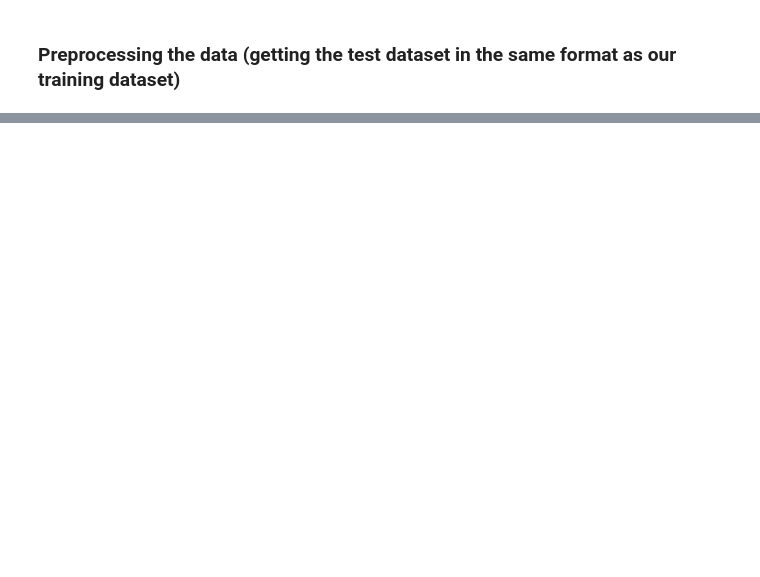
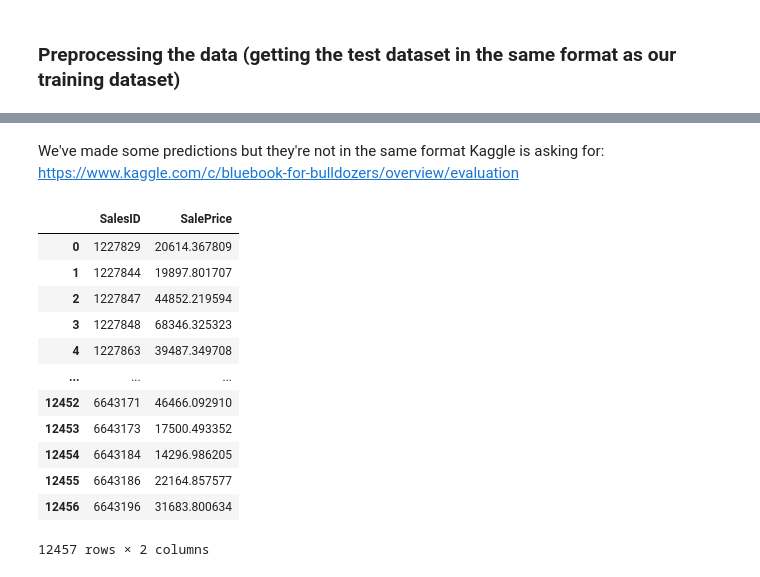
Before and after one commit to postovalov/bulldozer-price-prediction-project, a Jupyter notebook: end-to-end-bulldozer-price-regression.ipynb, the cells around one changed output, grey strips where cells are left out. Drawn from its saved outputs; the diff is of its cells as text; code cells hidden in the pictures; blank space fills up the shorter version.

```diff
--- a/end-to-end-bulldozer-price-regression.ipynb
+++ b/end-to-end-bulldozer-price-regression.ipynb
@@ -894,0 +937,3 @@ def preprocess_data(df):
+# %%
+# Make predictions on the test data
+test_preds = ideal_model.predict(df_test)
@@ -894,0 +945,22 @@ def preprocess_data(df):
+# %% [markdown]
+We've made some predictions but they're not in the same format Kaggle is asking for: https://www.kaggle.com/c/bluebook-for-bulldozers/overview/evaluation
+# %%
+# Format predicton into the same format Kaggle is after
+df_preds = pd.DataFrame()
+df_preds["SalesID"] = df_test["SalesID"]
+df_preds["SalePrice"] = test_preds
+df_preds
+# %% [output]
+|  | SalesID | SalePrice |
+| 0 | 1227829 | 20614.367809 |
+| 1 | 1227844 | 19897.801707 |
+| 2 | 1227847 | 44852.219594 |
+| 3 | 1227848 | 68346.325323 |
+| 4 | 1227863 | 39487.349708 |
+| ... | ... | ... |
+| 12452 | 6643171 | 46466.092910 |
+| 12453 | 6643173 | 17500.493352 |
+| 12454 | 6643184 | 14296.986205 |
+| 12455 | 6643186 | 22164.857577 |
+| 12456 | 6643196 | 31683.800634 |
+12457 rows × 2 columns
```
Also changed, not shown: parts of 20 cells of this notebook.
